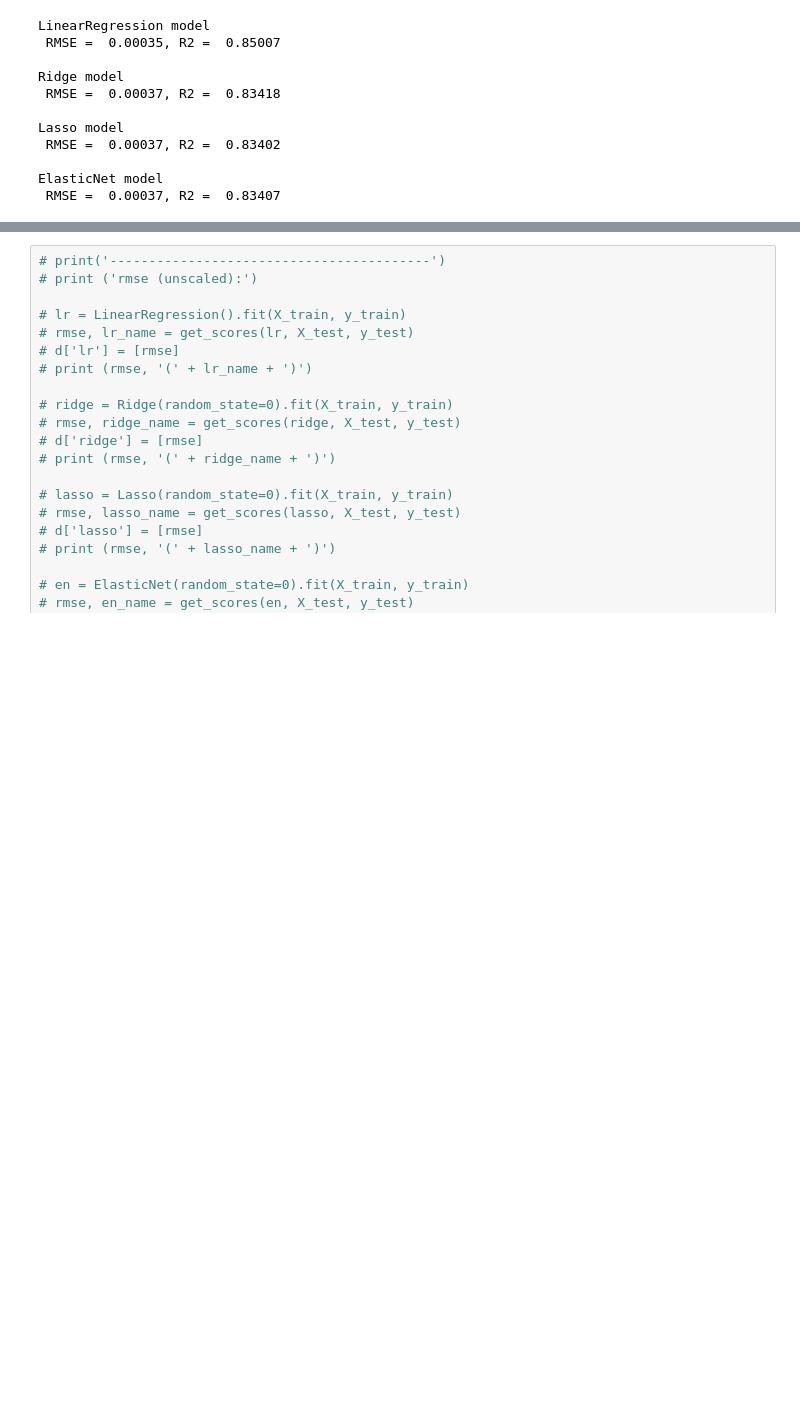
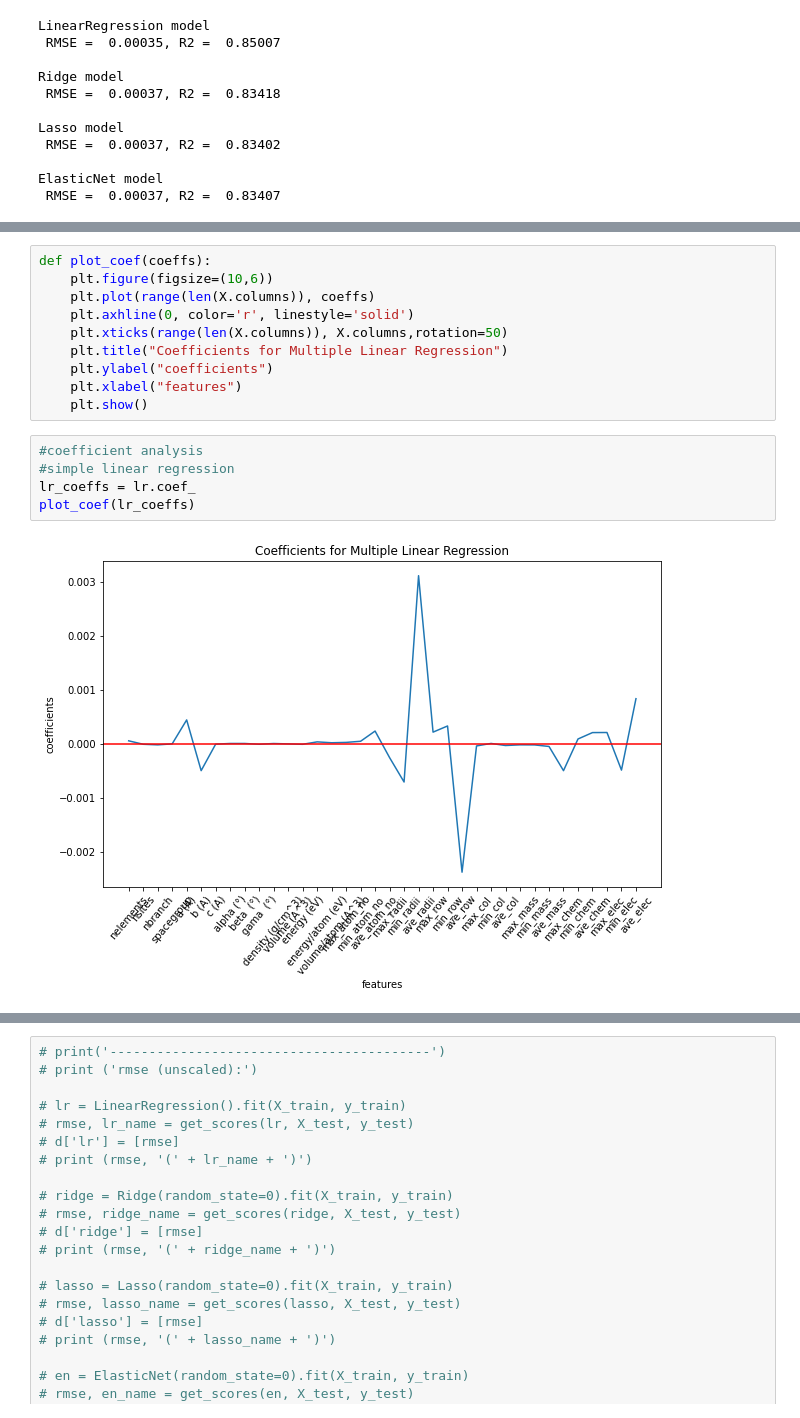
Before and after one commit to Lab-Brat/Materials_Informatics_Experiments, a Jupyter notebook: linear_regression/ex2_thermal_conductivity_prediction/kappa.ipynb, the cells around one changed output, grey strips where cells are left out. Drawn from its saved outputs; the diff is of its cells as text; blank space fills up the shorter version.

Commit message:
added feature coefficient estimation and visualization

```diff
--- a/linear_regression/ex2_thermal_conductivity_prediction/kappa.ipynb
+++ b/linear_regression/ex2_thermal_conductivity_prediction/kappa.ipynb
@@ -106,0 +96,17 @@ ElasticNet model
+# %%
+def plot_coef(coeffs):
+    plt.figure(figsize=(10,6))
+    plt.plot(range(len(X.columns)), coeffs)
+    plt.axhline(0, color='r', linestyle='solid')
+    plt.xticks(range(len(X.columns)), X.columns,rotation=50)
+    plt.title("Coefficients for Multiple Linear Regression")
+    plt.ylabel("coefficients")
+    plt.xlabel("features")
+    plt.show()
+# %%
+#coefficient analysis
+#simple linear regression
+lr_coeffs = lr.coef_
+plot_coef(lr_coeffs)
+# %% [output]
+[figure, added]
```
Also changed, not shown: parts of 5 cells of this notebook.
